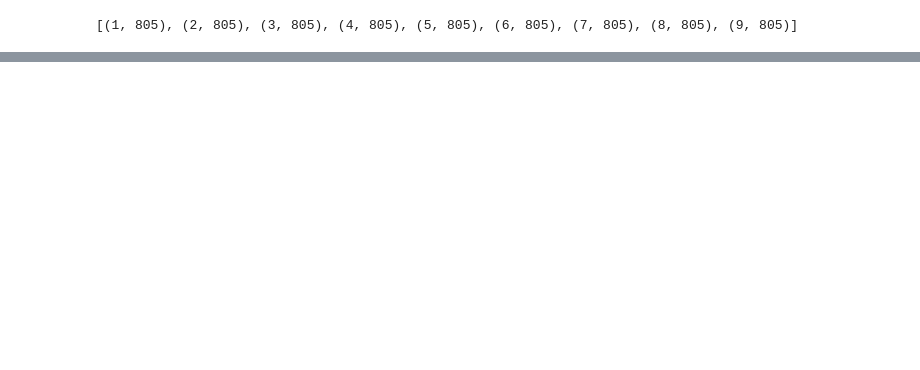
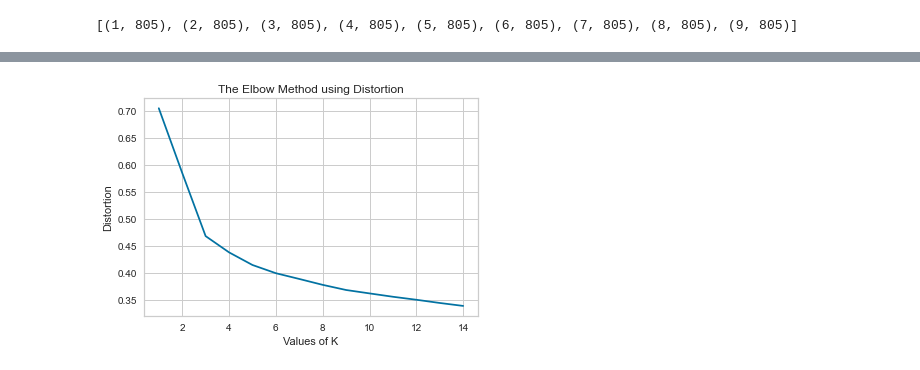
Before and after one commit to laurabarredaagusti/genre_prediction, a Jupyter notebook: SRC/notebooks/electronic_genre_prediction/modeling.ipynb, the cells around one changed output, grey strips where cells are left out. Saved outputs shown, nothing was run; the diff lists cells and outputs as text; code cells hidden in the pictures; blank space fills up the shorter version.

```diff
--- a/SRC/notebooks/electronic_genre_prediction/modeling.ipynb
+++ b/SRC/notebooks/electronic_genre_prediction/modeling.ipynb
@@ -299,3 +320,49 @@ sns.heatmap(confusion_matrix(y_test, y_pred, normalize='true', labels=np.unique(
 # path = '../../models/' + filename
 # with open(path, 'wb') as archivo_salida:
 #     pickle.dump(rf, archivo_salida)
+# %%
+# We will try now to test unsupervised learning, usingg clustering in order go create groups within the tracks,
+# and see if there's a clear division. For this, we will use both the train and the test data.
+
+X_train = pd.read_csv('../../data/train.csv')
+X_train.drop(['genre'], axis=1)
+
+X_test = pd.read_csv('../../data/test.csv')
+
+X_all = pd.concat([X_train, X_test])
+
+X = X_all.drop(['genre'], axis=1)
+# %%
+# We have also applied a Min Max Scaler transformation over our features variable, in order to normalize our data
+scaler = MinMaxScaler()
+scaler.fit(X)
+X_transformed = pd.DataFrame(scaler.transform(X), columns = X.columns)
+# %%
+# This will help us to visually observe how many cluster will we need
+
+distortions = []
+inertias = []
+mapping1 = {}
+mapping2 = {}
+K = range(1, 15, 1)
+
+for k in K:
+    # Building and fitting the model
+    kmeanModel = KMeans(n_clusters=k).fit(X)
+    kmeanModel.fit(X)
+
+    distortions.append(sum(np.min(cdist(X, kmeanModel.cluster_centers_,
+                                        'euclidean'), axis=1)) / X.shape[0])
+    inertias.append(kmeanModel.inertia_)
+
+    mapping1[k] = sum(np.min(cdist(X, kmeanModel.cluster_centers_,
+                                   'euclidean'), axis=1)) / X.shape[0]
+    mapping2[k] = kmeanModel.inertia_
+# %%
+plt.plot(K, distortions, 'bx-')
+plt.xlabel('Values of K')
+plt.ylabel('Distortion')
+plt.title('The Elbow Method using Distortion')
+plt.show()
+# %% [output]
+[figure, added]
```
Also changed, not shown: parts of 16 cells of this notebook, 3 other files.
